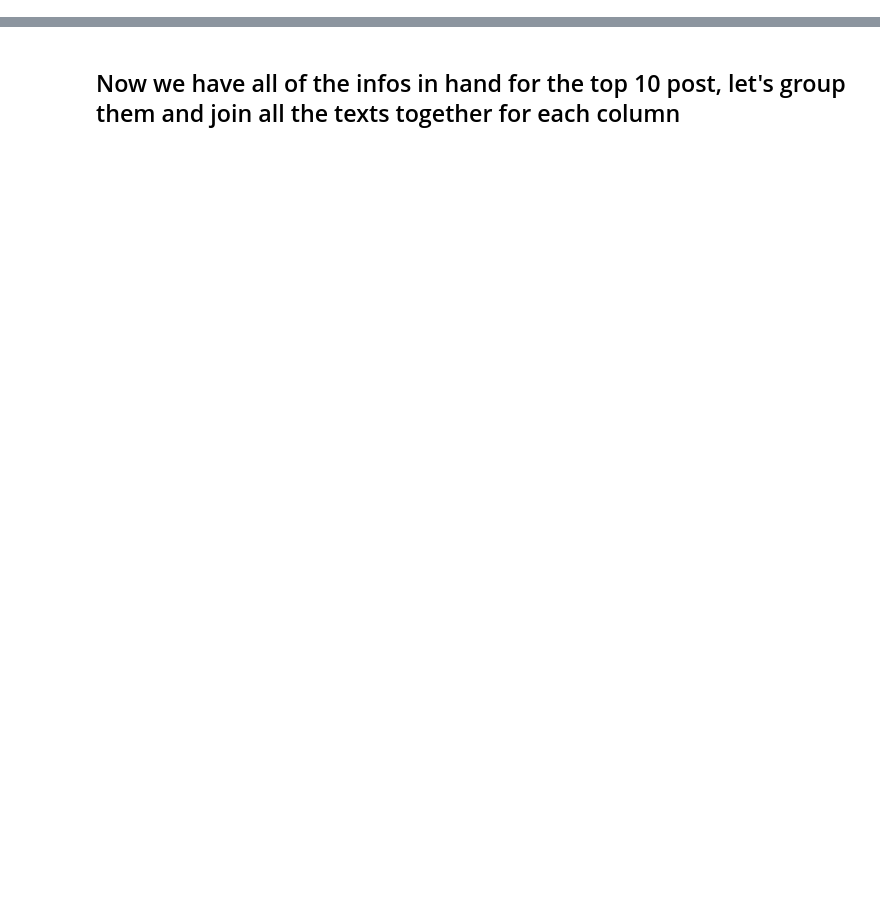
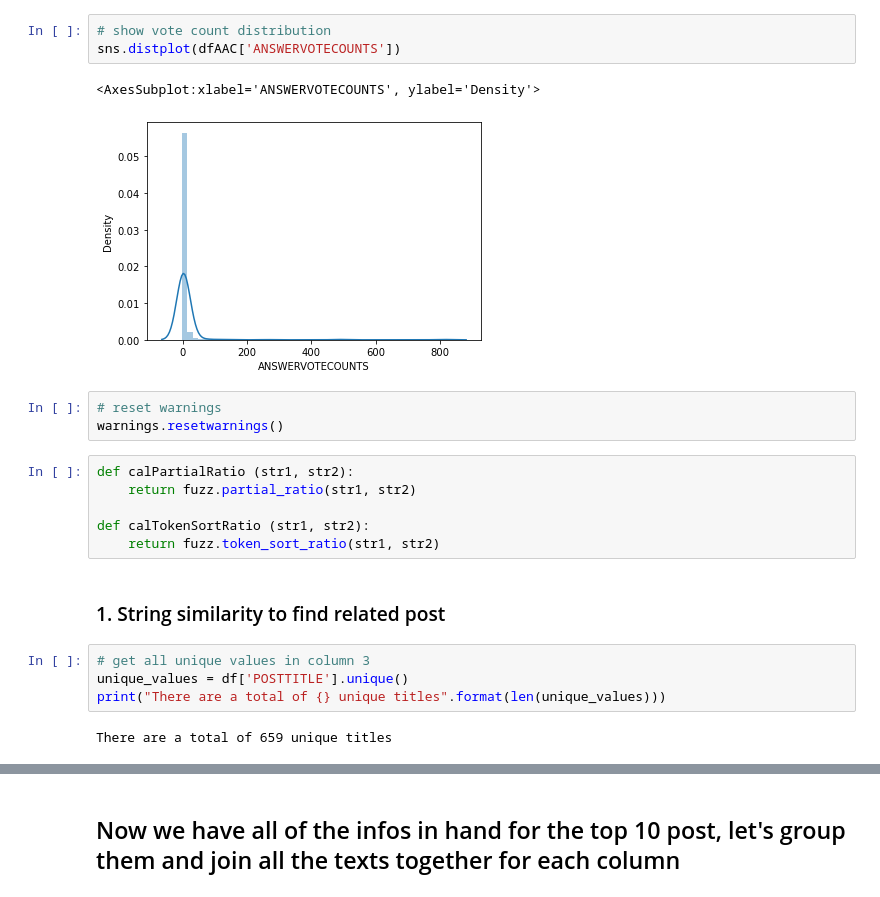
Before and after one commit to Shaunmak1214/Time-Series-Based-Text-Summarization, a Jupyter notebook: preprocessing.ipynb, the cells around one changed output, grey strips where cells are left out. Cells and saved outputs as stored; diff of their text form; blank space fills up the shorter version.

Commit message:
feat: string similarity for idea A done

```diff
--- a/preprocessing.ipynb
+++ b/preprocessing.ipynb
@@ -131,0 +146,23 @@ display(dFACT)
+# %%
+# show vote count distribution
+sns.distplot(dfAAC['ANSWERVOTECOUNTS'])
+# %% [output]
+<AxesSubplot:xlabel='ANSWERVOTECOUNTS', ylabel='Density'>
+[figure, added]
+# %%
+# reset warnings
+warnings.resetwarnings()
+# %%
+def calPartialRatio (str1, str2):
+    return fuzz.partial_ratio(str1, str2)
+
+def calTokenSortRatio (str1, str2):
+    return fuzz.token_sort_ratio(str1, str2)
+# %% [markdown]
+### 1. String similarity to find related post
+# %%
+# get all unique values in column 3
+unique_values = df['POSTTITLE'].unique()
+print("There are a total of {} unique titles".format(len(unique_values)))
+# %% [output]
+There are a total of 659 unique titles
```
Also changed, not shown: parts of 24 cells of this notebook, 1 other file.
